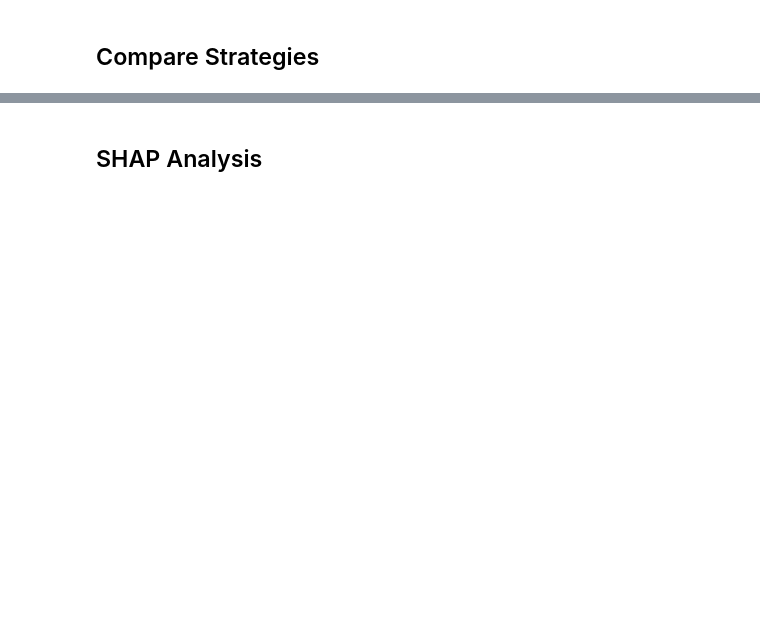
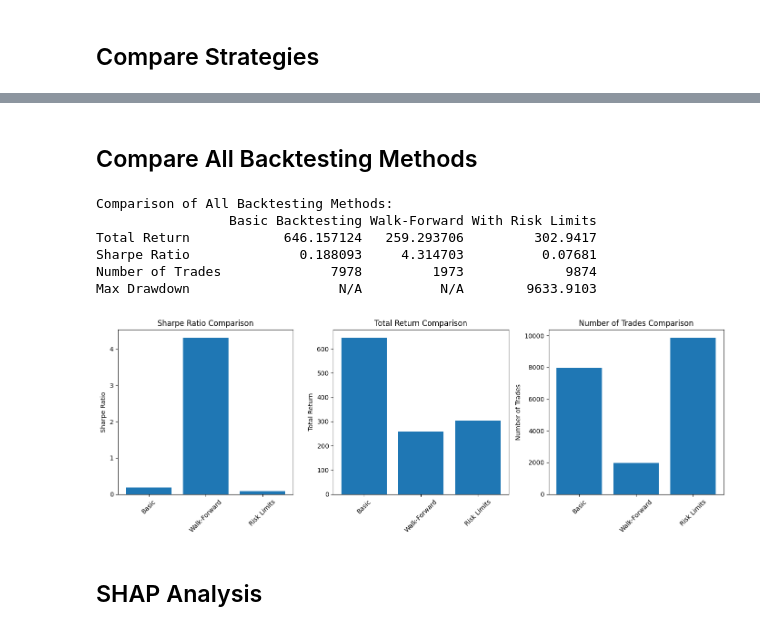
Before and after one commit to Priyankaa2503/Machine-Learning-Based-Pairs-Trading, a Jupyter notebook: stage6_evaluation_backtesting.ipynb, the cells around one changed output, grey strips where cells are left out. Saved outputs shown, nothing was run; the diff lists cells and outputs as text; code cells hidden in the pictures; blank space fills up the shorter version.

```diff
--- a/stage6_evaluation_backtesting.ipynb
+++ b/stage6_evaluation_backtesting.ipynb
@@ -343,3 +792,76 @@ The history saving thread hit an unexpected error (OperationalError('unable to o
+# %% [markdown]
+## Compare All Backtesting Methods
+# %%
+comparison_all = pd.DataFrame({
+    'Basic Backtesting': {
+        'Total Return': ml_total_return,
+        'Sharpe Ratio': ml_sharpe,
+        'Number of Trades': len(ml_returns),
+        'Max Drawdown': 'N/A'
+    },
+    'Walk-Forward': {
+        'Total Return': wf_results['total_return'].sum() if len(wf_results) > 0 else 0,
+        'Sharpe Ratio': wf_results['sharpe_ratio'].mean() if len(wf_results) > 0 else 0,
+        'Number of Trades': wf_results['num_trades'].sum() if len(wf_results) > 0 else 0,
+        'Max Drawdown': 'N/A'
+    },
+    'With Risk Limits': {
+        'Total Return': risk_results['total_return'] if risk_results else 0,
+        'Sharpe Ratio': risk_results['sharpe_ratio'] if risk_results else 0,
+        'Number of Trades': risk_results['num_trades'] if risk_results else 0,
+        'Max Drawdown': f"{risk_results['max_drawdown']:.4f}" if risk_results else 'N/A'
+    }
+})
+
+print("Comparison of All Backtesting Methods:")
+print(comparison_all)
+
+plt.figure(figsize=(14, 5))
+
+plt.subplot(1, 3, 1)
+methods = ['Basic', 'Walk-Forward', 'Risk Limits']
+sharpe_values = [
+    ml_sharpe,
+    wf_results['sharpe_ratio'].mean() if len(wf_results) > 0 else 0,
+    risk_results['sharpe_ratio'] if risk_results else 0
+]
+plt.bar(methods, sharpe_values)
+plt.ylabel('Sharpe Ratio')
+plt.title('Sharpe Ratio Comparison')
+plt.xticks(rotation=45)
+
+plt.subplot(1, 3, 2)
+return_values = [
+    ml_total_return,
+    wf_results['total_return'].sum() if len(wf_results) > 0 else 0,
+    risk_results['total_return'] if risk_results else 0
+]
+plt.bar(methods, return_values)
+plt.ylabel('Total Return')
+plt.title('Total Return Comparison')
+plt.xticks(rotation=45)
+
+plt.subplot(1, 3, 3)
+trade_values = [
+    len(ml_returns),
+    wf_results['num_trades'].sum() if len(wf_results) > 0 else 0,
+    risk_results['num_trades'] if risk_results else 0
+]
+plt.bar(methods, trade_values)
+plt.ylabel('Number of Trades')
+plt.title('Number of Trades Comparison')
+plt.xticks(rotation=45)
+
+plt.tight_layout()
+plt.show()
+# %% [output]
+Comparison of All Backtesting Methods:
+                 Basic Backtesting Walk-Forward With Risk Limits
+Total Return            646.157124   259.293706         302.9417
+Sharpe Ratio              0.188093     4.314703          0.07681
+Number of Trades              7978         1973             9874
+Max Drawdown                   N/A          N/A        9633.9103
+[figure, added]
 # %% [markdown]
 ## SHAP Analysis
 # %%
```
Also changed, not shown: parts of 12 cells of this notebook, 3 other files.
